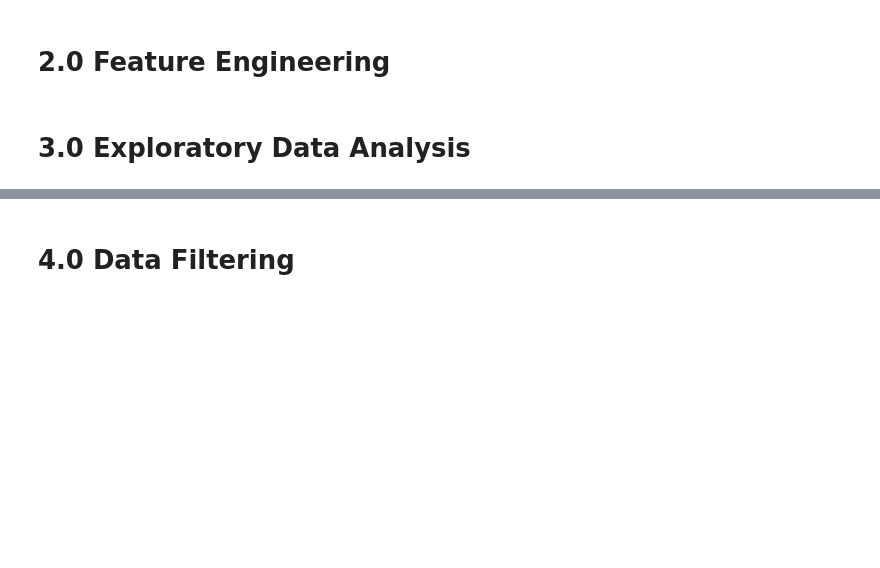
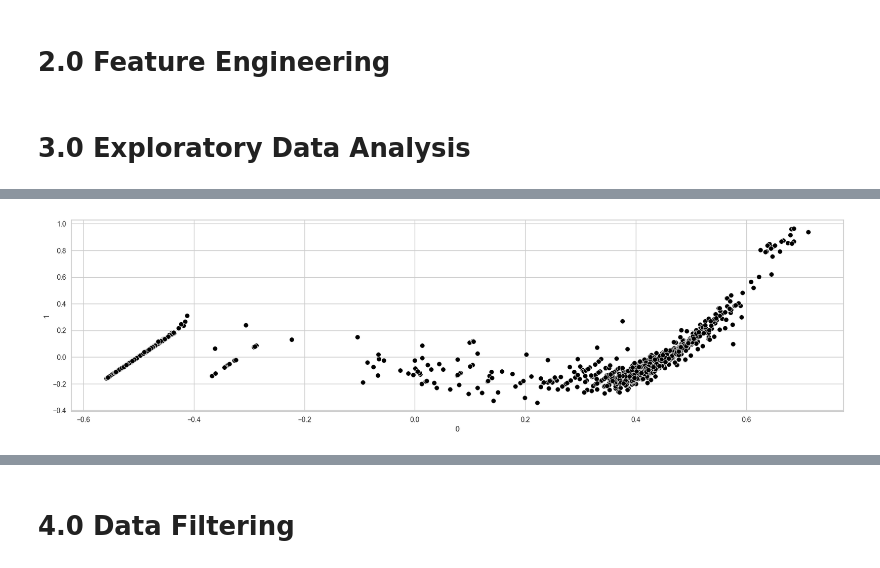
Before and after one commit to Samoelmoura/seazone_code_challenge, a Jupyter notebook: notebooks/notebook.ipynb, the cells around one changed output, grey strips where cells are left out. Cells and saved outputs as stored; diff of their text form; code cells hidden in the pictures; blank space fills up the shorter version.

```diff
--- a/notebooks/notebook.ipynb
+++ b/notebooks/notebook.ipynb
@@ -426,0 +495,6 @@ df_ref = pd.merge(df_ref, temp, on='airbnb_id', how='left')
+# %%
+# scatter plot
+plt.figure(figsize=(20, 5))
+sns.scatterplot(x=0, y=1, data=X_, color='black');
+# %% [output]
+[figure, added]
```
Also changed, not shown: parts of 36 cells of this notebook.
